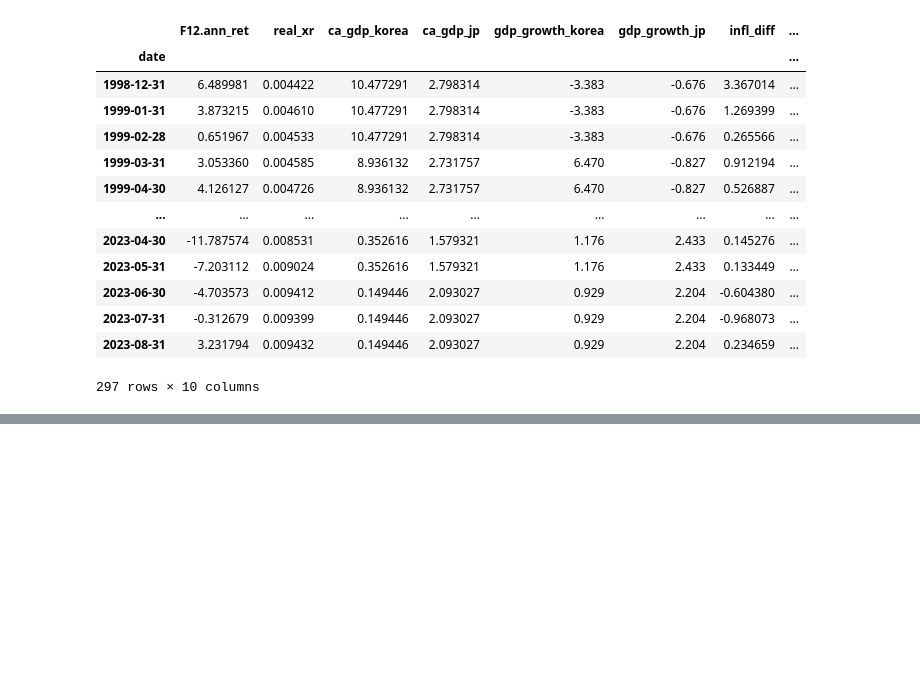
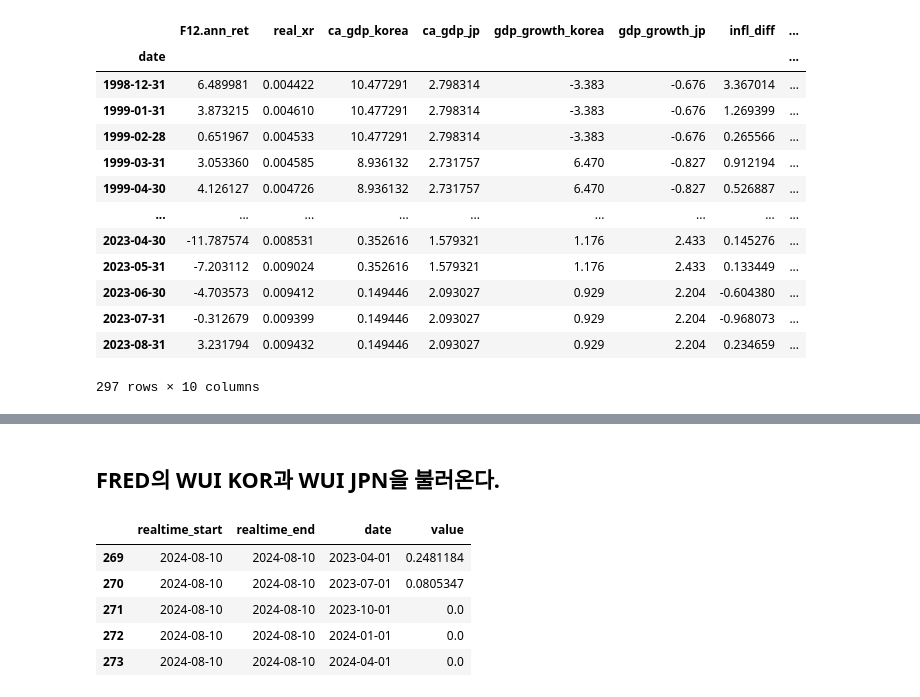
Before and after one commit to YoungminChoAtKaist/findb2024, a Jupyter notebook: findatabase.ipynb, the cells around one changed output, grey strips where cells are left out. Cells and saved outputs as stored; diff of their text form; code cells hidden in the pictures; blank space fills up the shorter version.

Commit message:
FRED 데이터 조회 추가

```diff
--- a/findatabase.ipynb
+++ b/findatabase.ipynb
@@ -774,3 +792,26 @@ Notes:
 [1] Standard Errors assume that the covariance matrix of the errors is correctly specified.
 [2] The condition number is large, 5.04e+04. This might indicate that there are
 strong multicollinearity or other numerical problems.
+# %% [markdown]
+## FRED의 WUI KOR과  WUI JPN을 불러온다.
+# %%
+from PublicDataReader import Fred
+
+# FRED API 키
+api_key = 'c91b752313c5c426691c24ffbde0246e'
+# 인스턴스 생성하기
+api = Fred(api_key)
+# %%
+# 시리즈 ID 값
+series_id = "WUIKOR"
+
+# 시리즈 데이터 조회
+df_WUIKOR = api.get_data(api_name="series_observations", series_id=series_id)
+df_WUIKOR.tail()
+# %% [output]
+|  | realtime_start | realtime_end | date | value |
+| 269 | 2024-08-10 | 2024-08-10 | 2023-04-01 | 0.2481184 |
+| 270 | 2024-08-10 | 2024-08-10 | 2023-07-01 | 0.0805347 |
+| 271 | 2024-08-10 | 2024-08-10 | 2023-10-01 | 0.0 |
+| 272 | 2024-08-10 | 2024-08-10 | 2024-01-01 | 0.0 |
+| 273 | 2024-08-10 | 2024-08-10 | 2024-04-01 | 0.0 |
```
Also changed, not shown: parts of 8 cells of this notebook, 18 other files.
